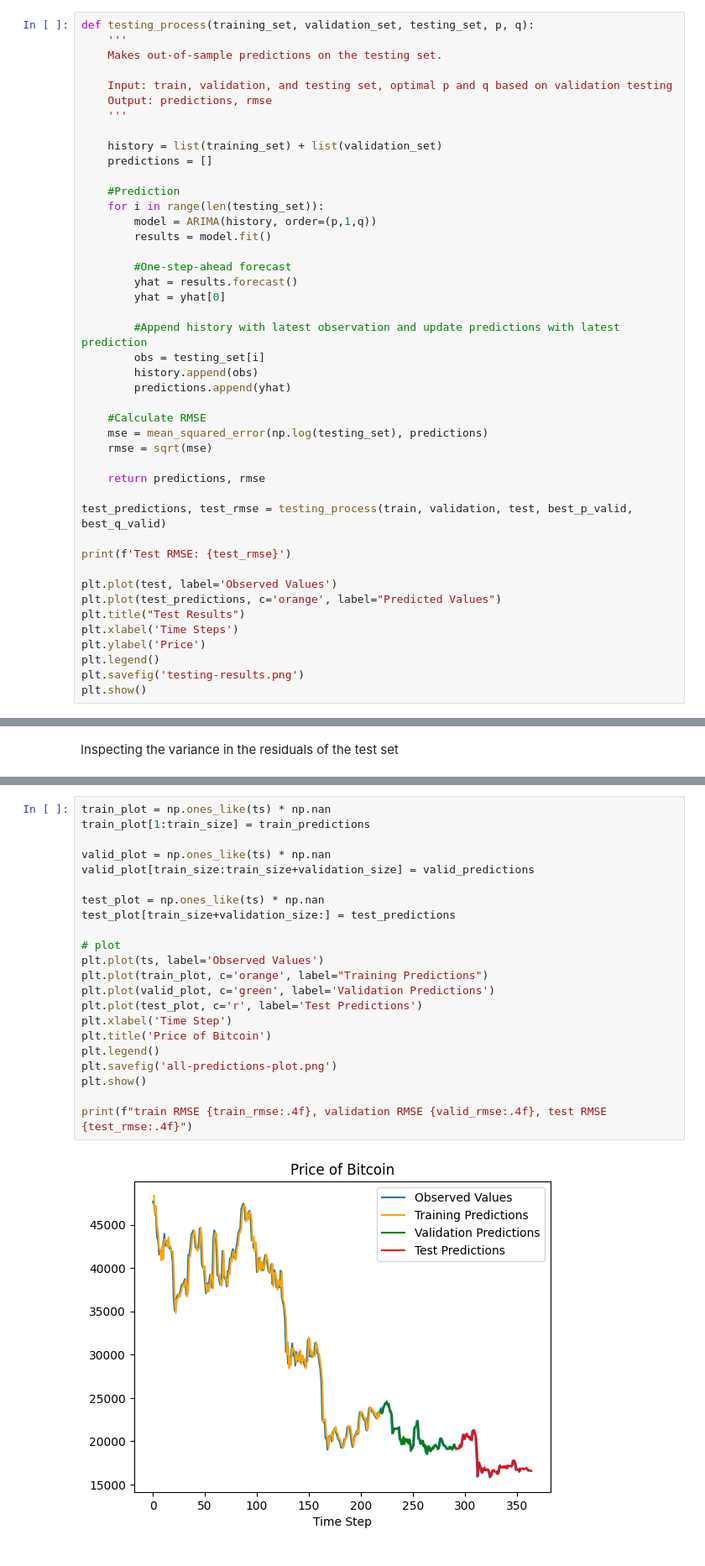
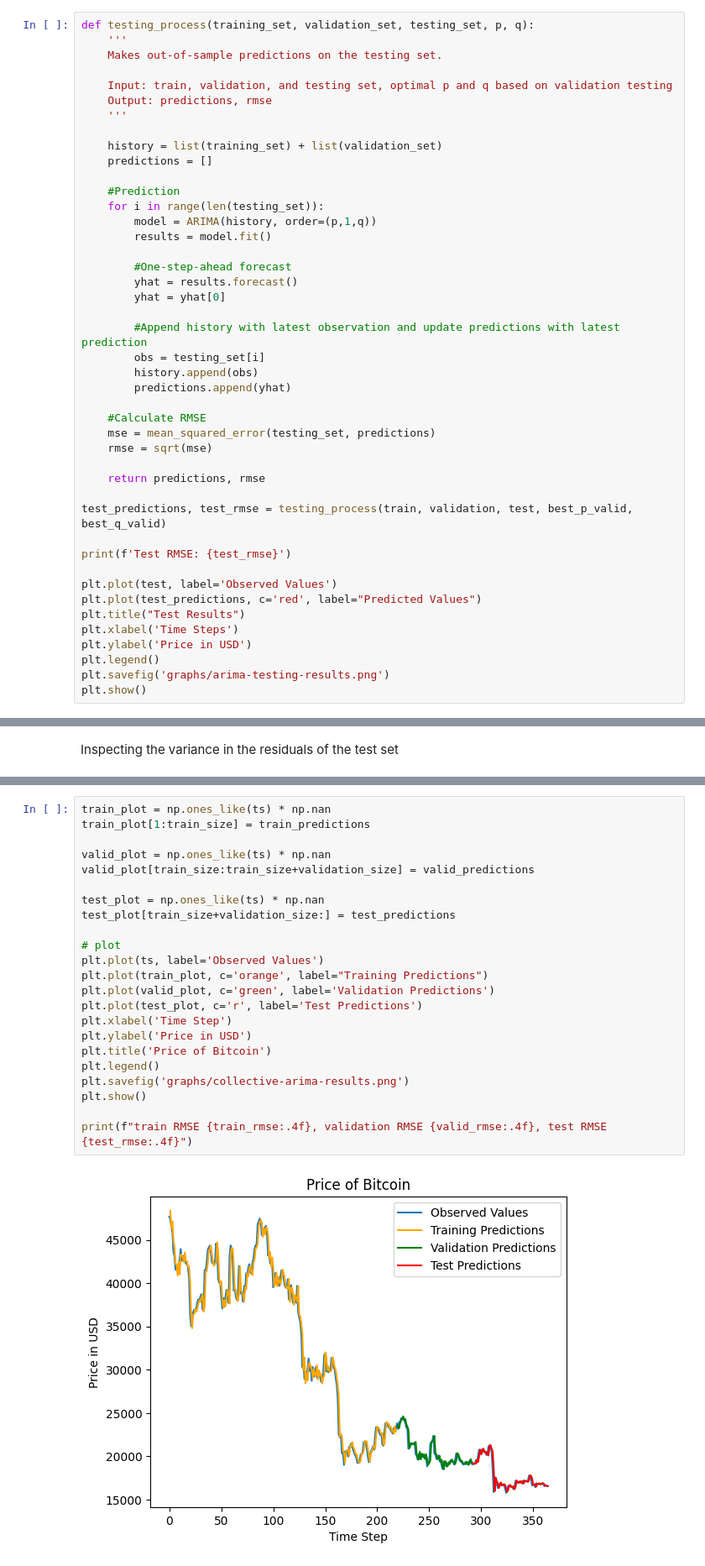
Before and after one commit to cferggie/Predicting-Bitcoin-Returns-with-Long-Short-Term-Memory-LSTM-Neural-Networks, a Jupyter notebook: ARIMA.ipynb, the cells around one changed output, grey strips where cells are left out. Shown at 84% size. Saved outputs shown, nothing was run; the diff lists cells and outputs as text.

```diff
--- a/ARIMA.ipynb
+++ b/ARIMA.ipynb
@@ -377,7 +250,7 @@ def testing_process(training_set, validation_set, testing_set, p, q):
         predictions.append(yhat)
 
     #Calculate RMSE
-    mse = mean_squared_error(np.log(testing_set), predictions)
+    mse = mean_squared_error(testing_set, predictions)
     rmse = sqrt(mse)
 
     return predictions, rmse
@@ -387,11 +260,11 @@ test_predictions, test_rmse = testing_process(train, validation, test, best_p_va
 print(f'Test RMSE: {test_rmse}')
 
 plt.plot(test, label='Observed Values')
-plt.plot(test_predictions, c='orange', label="Predicted Values")
+plt.plot(test_predictions, c='red', label="Predicted Values")
 plt.title("Test Results")
 plt.xlabel('Time Steps')
-plt.ylabel('Price')
+plt.ylabel('Price in USD')
 plt.legend()
-plt.savefig('testing-results.png')
+plt.savefig('graphs/arima-testing-results.png')
 plt.show()
 # %% [output]
@@ -438,24 +275,25 @@ plt.show()
 # %%
 train_plot = np.ones_like(ts) * np.nan
 train_plot[1:train_size] = train_predictions
 
 valid_plot = np.ones_like(ts) * np.nan
 valid_plot[train_size:train_size+validation_size] = valid_predictions
 
 test_plot = np.ones_like(ts) * np.nan
 test_plot[train_size+validation_size:] = test_predictions
 
 # plot
 plt.plot(ts, label='Observed Values')
 plt.plot(train_plot, c='orange', label="Training Predictions")
 plt.plot(valid_plot, c='green', label='Validation Predictions')
 plt.plot(test_plot, c='r', label='Test Predictions')
 plt.xlabel('Time Step')
+plt.ylabel('Price in USD')
 plt.title('Price of Bitcoin')
 plt.legend()
-plt.savefig('all-predictions-plot.png')
+plt.savefig('graphs/collective-arima-results.png')
 plt.show()
 
 print(f"train RMSE {train_rmse:.4f}, validation RMSE {valid_rmse:.4f}, test RMSE {test_rmse:.4f}")
 # %% [output]
-[figure, old version]
+[figure, new version]
```
Also changed, not shown: parts of 12 cells of this notebook, 4 other files.
